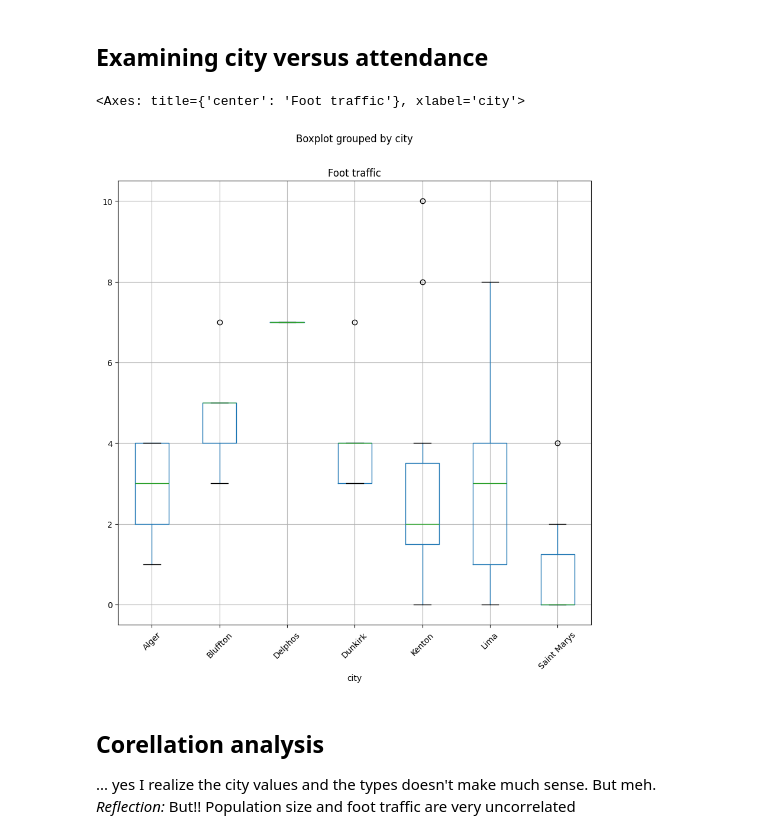
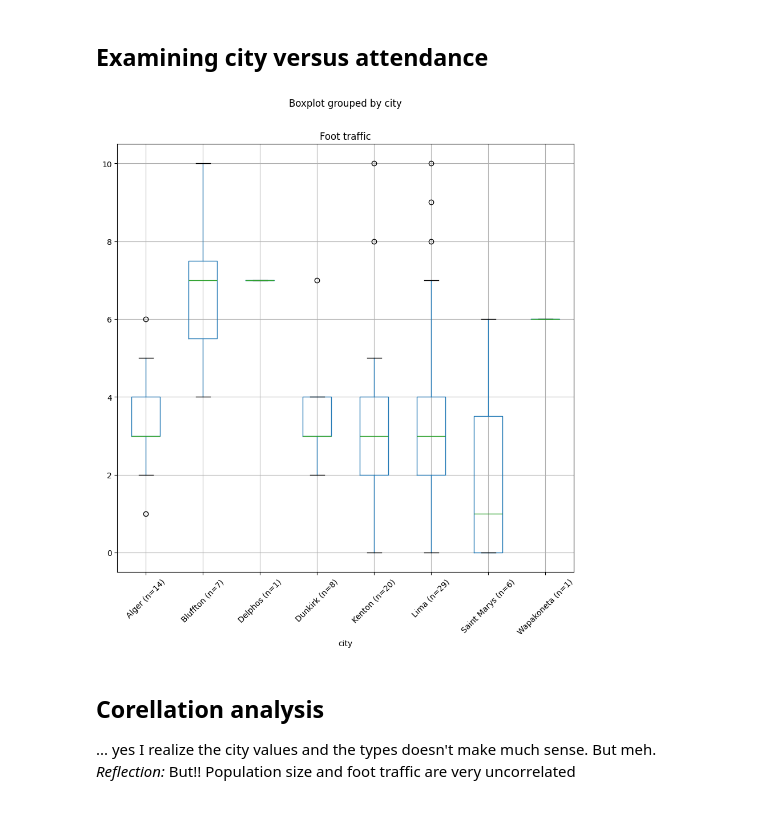
Before and after one commit to Human-Centered-Optimization-Lab/clinicOpt, a Jupyter notebook: tools/attendancePlaygorund.ipynb, the cells around one changed output. Saved outputs shown, nothing was run; the diff lists cells and outputs as text; code cells hidden in the pictures.

```diff
--- a/tools/attendancePlaygorund.ipynb
+++ b/tools/attendancePlaygorund.ipynb
@@ -12,11 +12,6 @@ events = pd.read_excel("../data/MHC Trip Summary.xlsx")
 # Remove nans for city and site type
 events = events.dropna(subset=["City", "Site Types"])
 
-# Remove rows that have only nan
-nan2zero_cols = "All Women (not pregnant 18+)", "Pregnant Patients (all ages)", "Children 1-18 years", "All infants <1 year"
-non_all_nan_rows = ~np.all(np.isnan(events.loc[:, nan2zero_cols].values), axis=1)
-events = events.loc[non_all_nan_rows,:]
-
 # Fill the remaining gaps with zeros
 events.loc[:,nan2zero_cols] = events.loc[:,nan2zero_cols].fillna(0)
 
@@ -27,10 +22,8 @@ events = pd.merge(events, cities.loc[:,["city","pop"]], left_on="City", right_on
 events["Site Types"] = events["Site Types"].apply(lambda st : np.array(st.split(";")) )
 events["Site Types Pretty"] = events["Site Types"].apply(lambda st : ", ".join(st) )
 
-
-
 # Total foot traffic calculation
-events["Foot traffic"] = events["All Men"] + events["All Women (not pregnant 18+)"] + events["Pregnant Patients (all ages)"] + events["Children 1-18 years"] + events["All infants <1 year"]
+events["Foot traffic"] = events["Total patients screened"]
 
 
 display(events)
@@ -128,10 +149,13 @@ events_no_special.boxplot(column="Foot traffic", by="Site Types Pretty", figsize
 # %% [markdown]
 ## Examining city versus attendance
 # %%
-events_no_special.boxplot(column="Foot traffic", by="city", figsize=(10,10),rot=45)
+counts = events_no_special.loc[events_no_special["Foot traffic"] > 0, 'city'].value_counts()
+new_labels = [f"{label} (n={counts[label]})" for label in counts.index]
+new_labels.sort()
+ax = events_no_special.boxplot(column="Foot traffic", by="city", figsize=(10,10),rot=45)
+ax.set_xticklabels(new_labels);
 # %% [output]
-<Axes: title={'center': 'Foot traffic'}, xlabel='city'>
-[figure, old version]
+[figure, new version]
 # %% [markdown]
 ## Corellation analysis
 ... yes I realize the city values and the types doesn't make much sense. But meh.
```
Also changed, not shown: parts of 6 cells of this notebook.
